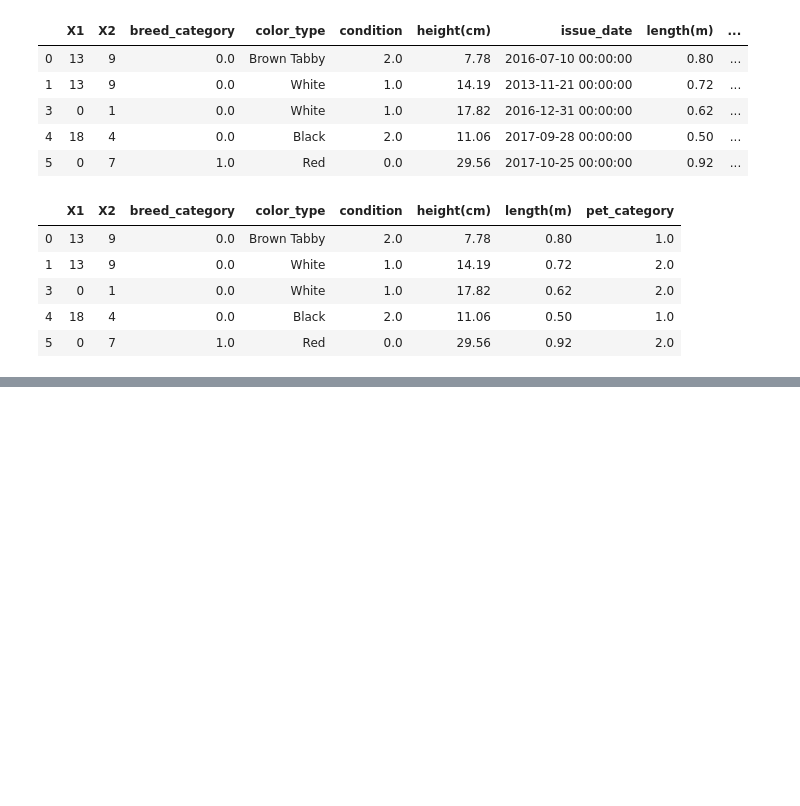
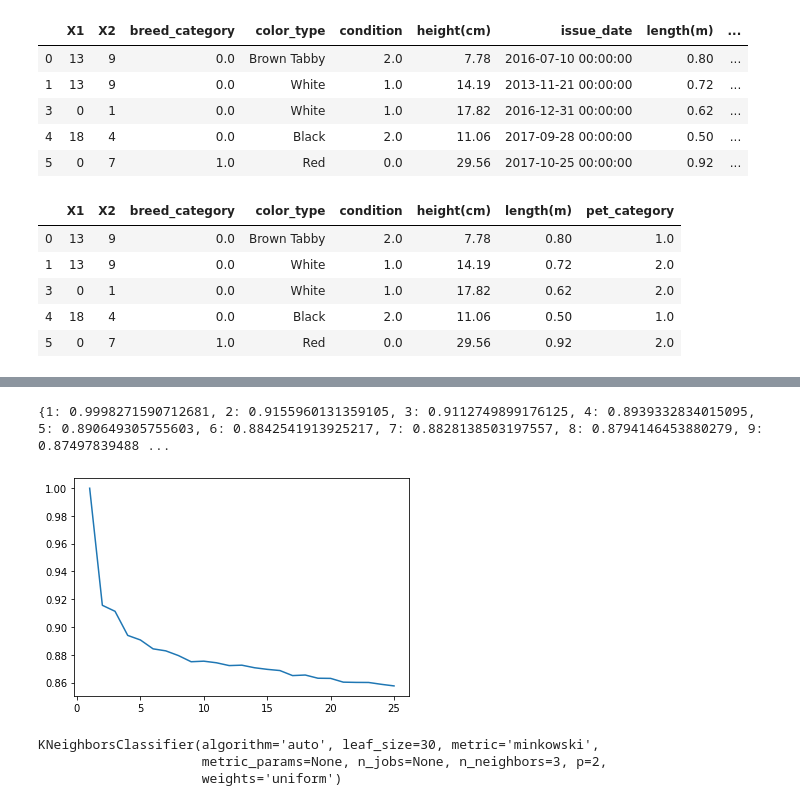
Before and after one commit to Princeshaw/Pet-Adoption-Hackerearth, a Jupyter notebook: pet_adoption.ipynb, the cells around one changed output, grey strips where cells are left out. Cells and saved outputs as stored; diff of their text form; code cells hidden in the pictures; blank space fills up the shorter version.

Commit message:
Create a model for pet category

```diff
--- a/pet_adoption.ipynb
+++ b/pet_adoption.ipynb
@@ -262,0 +280,2 @@ totalDataset..s
+# %%
+X_train = trainSet.drop(['pet_category','breed_category'],axis=1)
@@ -262,0 +294,2 @@ totalDataset..s
+# %%
+X_train = np.array(X_train)
@@ -262,0 +298,4 @@ totalDataset..s
+# %%
+from sklearn.preprocessing import StandardScaler
+sc = StandardScaler()
+X_train[:,:4] = sc.fit_transform(X_train[:, :4])
@@ -262,0 +314,26 @@ totalDataset..s
+# %%
+from sklearn.neighbors import KNeighborsClassifier
+#import metrics model to check the accuracy
+from sklearn import metrics
+#lets run from k = 1 to k=25
+k_range = range(1,26)
+accuracy_score = {}
+test_acc_score = {}
+for k in k_range:
+    knn = KNeighborsClassifier(n_neighbors=k)
+    knn.fit(X_train,y_train_pet)
+    y_pred = knn.predict(X_train)
+    accuracy_score[k] = metrics.accuracy_score(y_train_pet,y_pred)
+# %%
+plt.plot(k_range,list(accuracy_score.values()))
+print(accuracy_score)
+# %% [output]
+{1: 0.9998271590712681, 2: 0.9155960131359105, 3: 0.9112749899176125, 4: 0.8939332834015095, 5: 0.890649305755603, 6: 0.8842541913925217, 7: 0.8828138503197557, 8: 0.8794146453880279, 9: 0.87497839488 ...
+[figure, added]
+# %%
+final_knn = KNeighborsClassifier(n_neighbors=3)
+final_knn.fit(X_train,y_train_pet)
+# %% [output]
+KNeighborsClassifier(algorithm='auto', leaf_size=30, metric='minkowski',
+                     metric_params=None, n_jobs=None, n_neighbors=3, p=2,
+                     weights='uniform')
```
Also changed, not shown: parts of 15 cells of this notebook.
